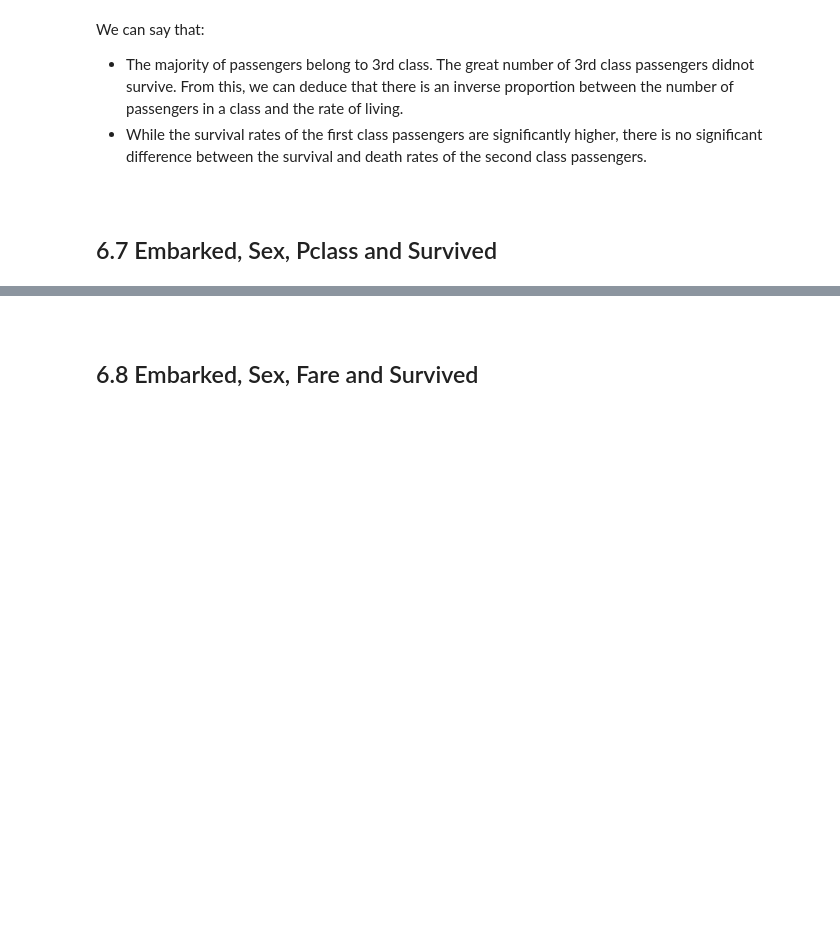
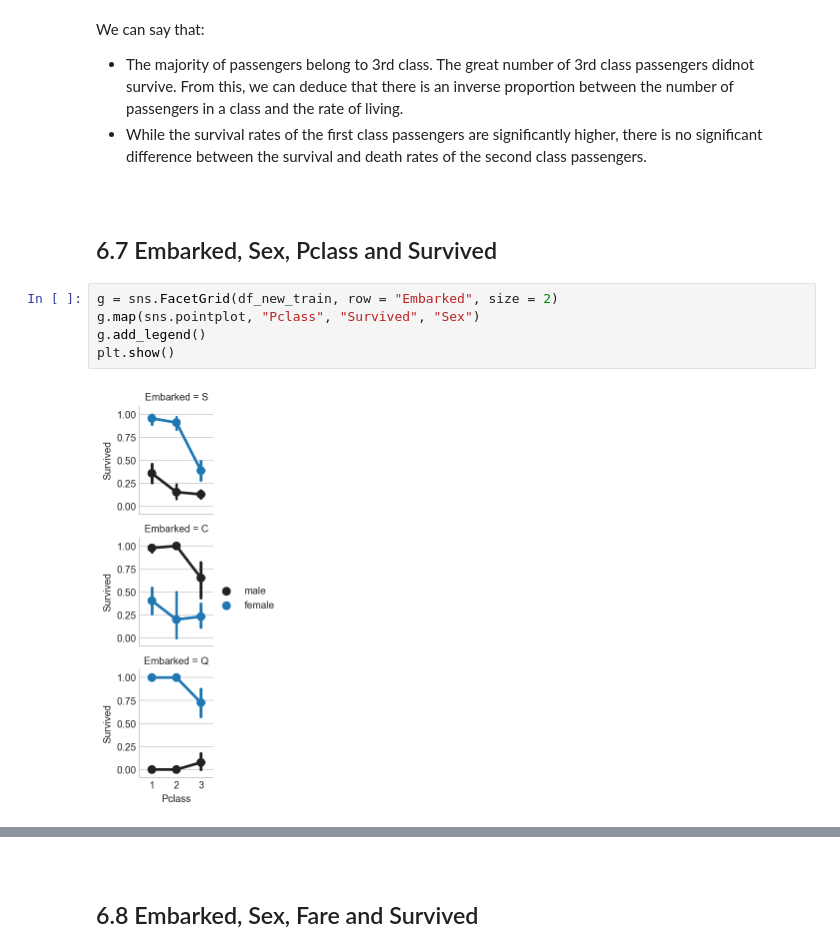
Before and after one commit to muhammet-cakmak/Ensembling_Project, a Jupyter notebook: Kaggle_titanic_set.ipynb, the cells around one changed output, grey strips where cells are left out. Cells and saved outputs as stored; diff of their text form; blank space fills up the shorter version.

```diff
--- a/Kaggle_titanic_set.ipynb
+++ b/Kaggle_titanic_set.ipynb
@@ -598,3 +598,10 @@ We can say that:
 # %% [markdown]
 <a id = '20'></a><br>
 ## 6.7 Embarked, Sex, Pclass and Survived
+# %%
+g = sns.FacetGrid(df_new_train, row = "Embarked", size = 2)
+g.map(sns.pointplot, "Pclass", "Survived", "Sex")
+g.add_legend()
+plt.show()
+# %% [output]
+[figure, added]
```
Also changed, not shown: parts of 2 cells of this notebook.
